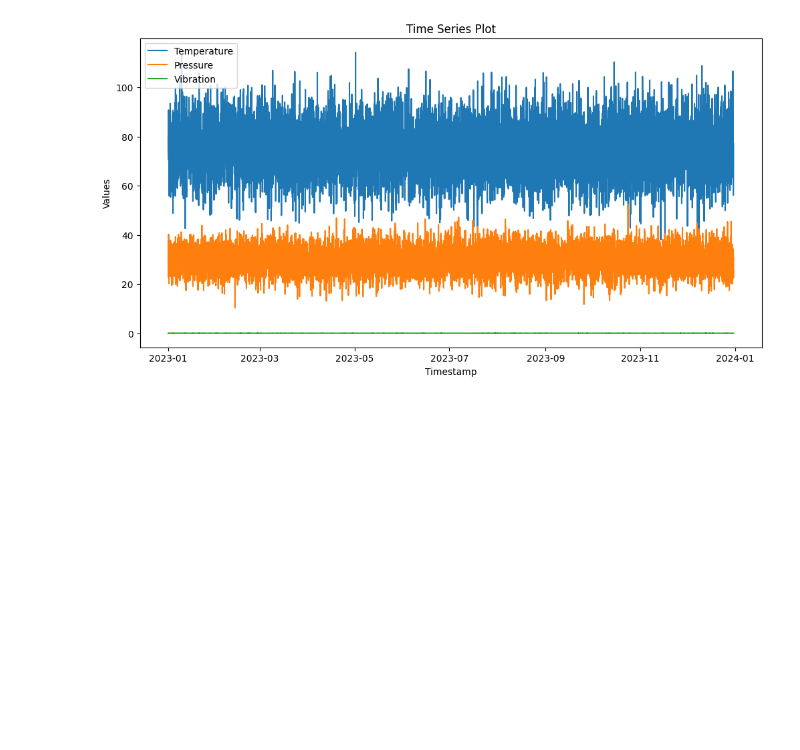
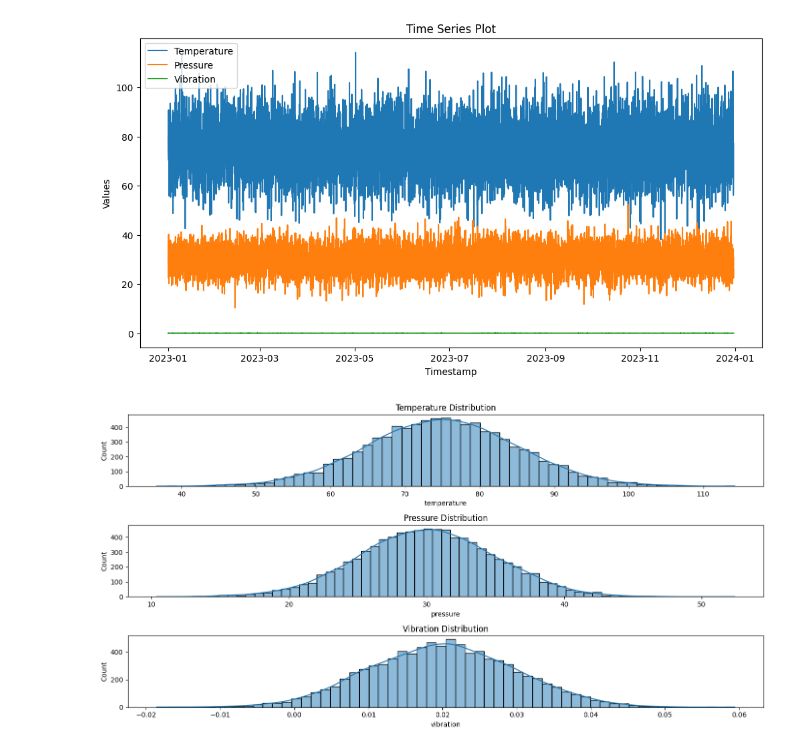
Before and after one commit to anoushkaacc/Predictive-maintenance-for-mining-equipments, a Jupyter notebook: notebooks/eda.ipynb, the cells around one changed output. Saved outputs shown, nothing was run; the diff lists cells and outputs as text; code cells hidden in the pictures; blank space fills up the shorter version.

```diff
--- a/notebooks/eda.ipynb
+++ b/notebooks/eda.ipynb
@@ -80,3 +80,21 @@ if 'timestamp' in df.columns:
     plt.show()
 # %% [output]
 [figure]
+# %%
+plt.figure(figsize=(14, 7))
+plt.subplot(3, 1, 1)
+sns.histplot(df['temperature'], kde=True)
+plt.title('Temperature Distribution')
+
+plt.subplot(3, 1, 2)
+sns.histplot(df['pressure'], kde=True)
+plt.title('Pressure Distribution')
+
+plt.subplot(3, 1, 3)
+sns.histplot(df['vibration'], kde=True)
+plt.title('Vibration Distribution')
+
+plt.tight_layout()
+plt.show()
+# %% [output]
+[figure, added]
```
Also changed, not shown: parts of 4 cells of this notebook.
